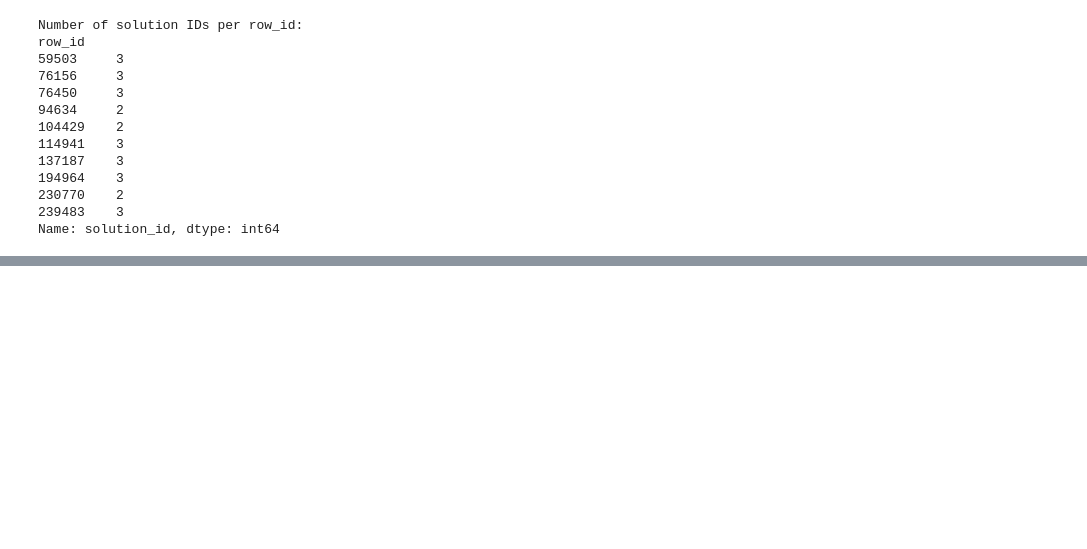
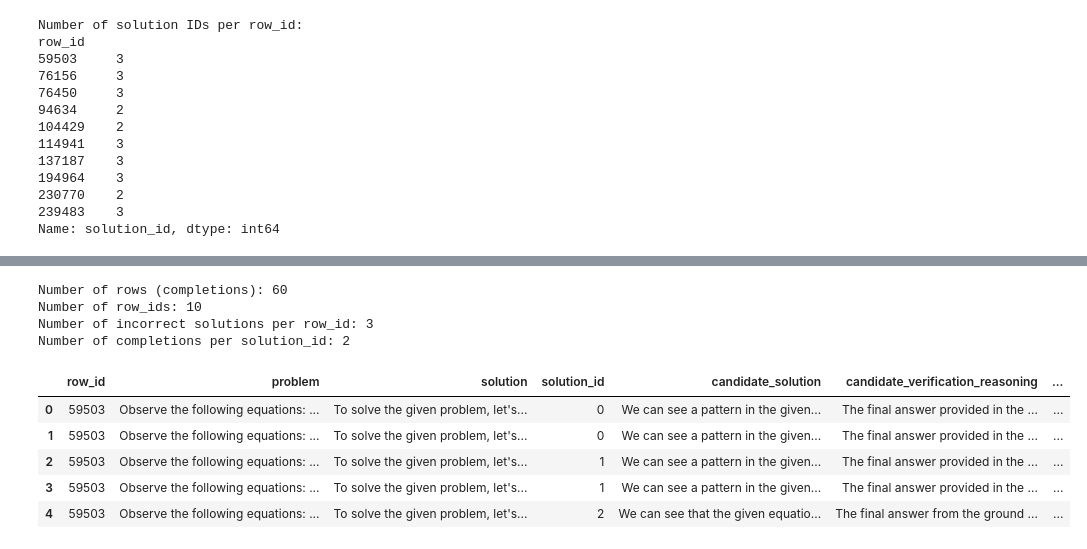
Before and after one commit to sasilver75/cohere-reasoning-v5, a Jupyter notebook: scratch.ipynb, the cells around one changed output, grey strips where cells are left out. Drawn from its saved outputs; the diff is of its cells as text; code cells hidden in the pictures; blank space fills up the shorter version.

```diff
--- a/scratch.ipynb
+++ b/scratch.ipynb
@@ -75,3 +75,21 @@ Number of solution_ids per row_id: 3
 | 17 | 114941 | $m$ and $n$ are constants. If the... | Given that the solution to $mx+n ... | 2 | We can solve this problem by firs... | The final answer provided by the ... | ... |
 | 18 | 137187 | Given an isosceles triangle with ... | To solve this problem, we need to... | 0 | We are given an isosceles triangl... | The final answer from the ground ... | ... |
 | 19 | 137187 | Given an isosceles triangle with ... | To solve this problem, we need to... | 1 | We are given an isosceles triangl... | The final answer from the ground ... | ... |
+# %%
+df = pd.read_csv("datasets/derived/interesting_problems_completed.csv")
+print(f"Number of rows (completions): {len(df)}")
+print(f"Number of row_ids: {df["row_id"].nunique()}")
+print(f"Number of incorrect solutions per row_id: {df[df['row_id'] == df.iloc[0]['row_id']]['solution_id'].nunique()}")
+print(f"Number of completions per solution_id: {len(df[(df['solution_id'] == df.iloc[0]['solution_id']) & (df['row_id'] == df.iloc[0]['row_id'])])}")
+df.head()
+# %% [output]
+Number of rows (completions): 60
+Number of row_ids: 10
+Number of incorrect solutions per row_id: 3
+Number of completions per solution_id: 2
+|  | row_id | problem | solution | solution_id | candidate_solution | candidate_verification_reasoning | ... |
+| 0 | 59503 | Observe the following equations: ... | To solve the given problem, let's... | 0 | We can see a pattern in the given... | The final answer provided in the ... | ... |
+| 1 | 59503 | Observe the following equations: ... | To solve the given problem, let's... | 0 | We can see a pattern in the given... | The final answer provided in the ... | ... |
+| 2 | 59503 | Observe the following equations: ... | To solve the given problem, let's... | 1 | We can see a pattern in the given... | The final answer provided in the ... | ... |
+| 3 | 59503 | Observe the following equations: ... | To solve the given problem, let's... | 1 | We can see a pattern in the given... | The final answer provided in the ... | ... |
+| 4 | 59503 | Observe the following equations: ... | To solve the given problem, let's... | 2 | We can see that the given equatio... | The final answer from the ground ... | ... |
```
Also changed, not shown: 4 other files.
